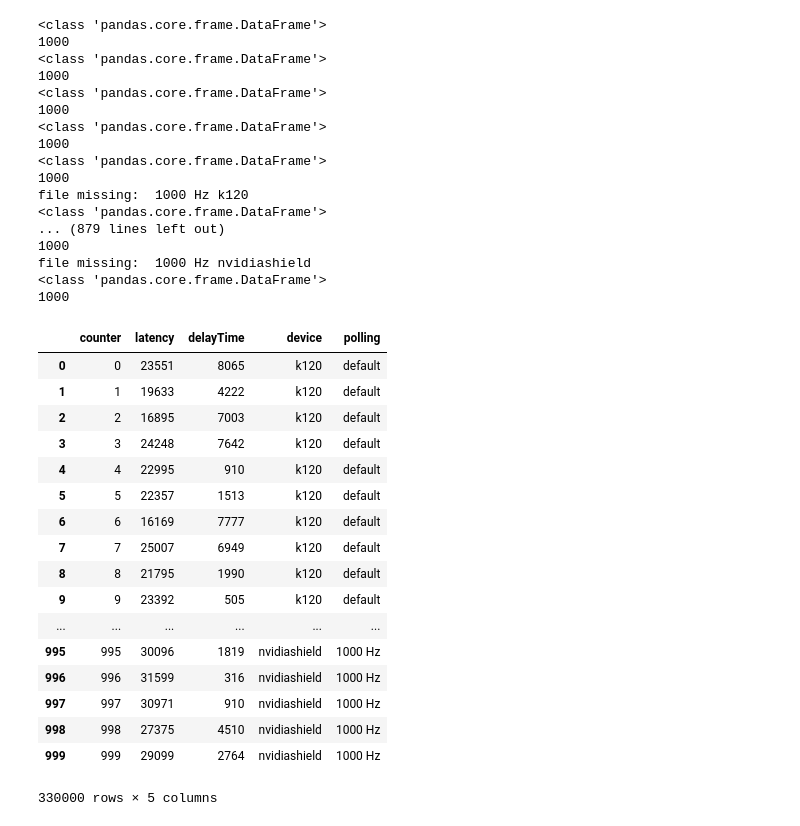
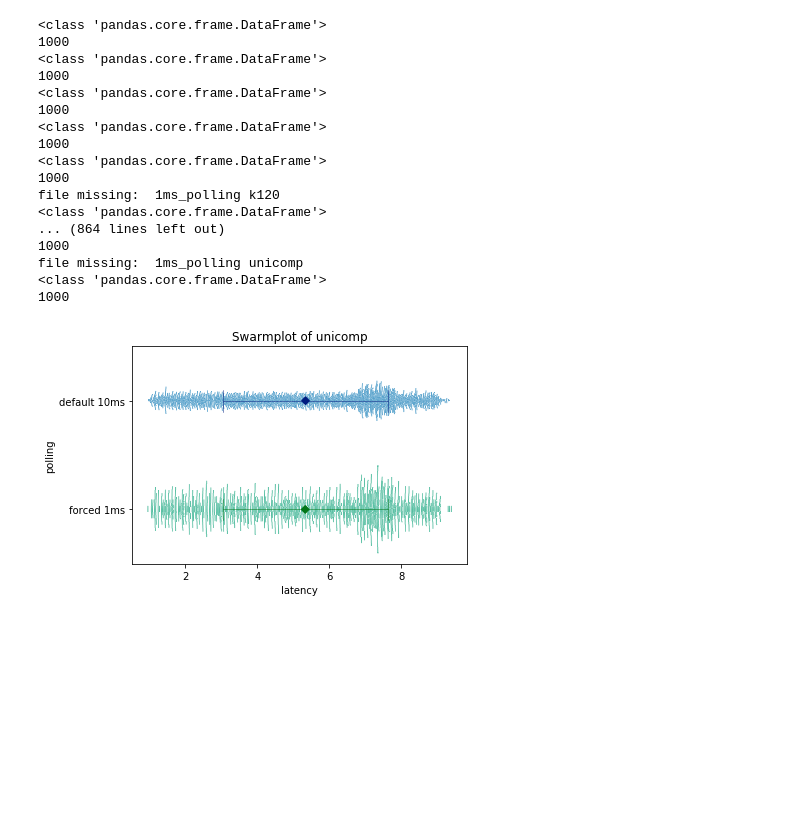
Before and after one commit to PDA-UR/latency_measurements, a Jupyter notebook: LatencyComplete.ipynb, the cells around one changed output. Drawn from its saved outputs; the diff is of its cells as text; code cells hidden in the pictures; blank space fills up the shorter version.

```diff
--- a/LatencyComplete.ipynb
+++ b/LatencyComplete.ipynb
@@ -7,24 +8,30 @@ import os
 # %%
 DATA_PATH = "raw/"
 ITERATIONS = ["_1","_2","_3","_4","_5"]
+#DEVICES = ["k120", "6312kw" ,"nixdorf", "bt58", "rival" ,"intelli_new", "intelli_og", "apple1152", "sunplus", "dragonrise_green", "g5",
+#"g300", "sigma", "exxter", "px1800", "gembird", "g15", "wingman", "dragonrise_black", "arduino", "rapoo", "trust_oni_wireless", "xboxone_wireless",
+#"dualshock4_wired", "xbox360_wireless", "tramani_wired", "dualshock3_wired", "xbox360_wired", "adns5700", "logilink0043",
+#"diamondback", "rx250", "nvidiashield", "g700", "sk9620", "roccat", "unicomp"]
+
 DEVICES = ["k120", "6312kw" ,"nixdorf", "bt58", "rival" ,"intelli_new", "intelli_og", "apple1152", "sunplus", "dragonrise_green", "g5",
-"g300", "sigma", "exxter", "px1800", "gembird", "g15", "wingman", "dragonrise_black", "arduino", "rapoo", "trust_oni_wireless", "xboxone_wireless",
+"g300", "sigma", "px1800", "gembird", "g15", "wingman", "dragonrise_black", "rapoo", "trust_oni_wireless", "xboxone_wireless",
 "dualshock4_wired", "xbox360_wireless", "tramani_wired", "dualshock3_wired", "xbox360_wired", "adns5700", "logilink0043",
-"diamondback", "rx250", "nvidiashield"]
+"diamondback", "rx250", "nvidiashield", "g700", "sk9620", "roccat", "unicomp"]
 
 POLLING_RATES = {"k120":10, "6312kw":-1 ,"nixdorf":-1, "bt58":10, "rival":1 ,"intelli_new":1, "intelli_og":-1, "apple1152":10, "sunplus":10, "dragonrise_green":10, "g5":10,
 "g300":1, "sigma":10, "exxter":10, "px1800":10, "gembird":10, "g15":24, "wingman":10, "dragonrise_black":10, "arduino":1, "rapoo":-1, "trust_oni_wireless":10, "xboxone_wireless":-1,
 "dualshock4_wired":5, "xbox360_wireless":-1, "tramani_wired":10, "dualshock3_wired":1, "xbox360_wired":-1, "adns5700":10, "logilink0043":10,
-"diamondback":10, "rx250":10, "nvidiashield":1}
+"diamondback":10, "rx250":10, "nvidiashield":1, "g700":1, "sk9620":-1, "roccat":1, "unicomp":10}
 
-MODES = ["default", "1000 Hz"]
+
+MODES = ["default_polling", "1ms_polling"]
 
 all_raw_data = []
 
 for device in DEVICES:
     for mode in MODES:
         for iteration in ITERATIONS:
-            if mode == "default":
+            if mode == "default_polling":
                 try:
                     path = DATA_PATH + mode + "/" + "AUTO_" + device + "_0ms" + iteration +".csv"
                     #print(path)
@@ -32,14 +39,19 @@ for device in DEVICES:
                 except:
                     print("file missing: ", mode, device)
                 currentFile["device"] = device
-                currentFile["polling"] = mode
+
+                label = POLLING_RATES[device]
+                if(label == -1):
+                    label = "unknown"
+                label = "default {}ms".format(label)
+                currentFile["polling"] =label
             else:
                 try:
                     currentFile = pd.read_csv(DATA_PATH + mode + "/" + "AUTO_" + device + "_1ms", + iteration, comment="#")
                 except:
                     print("file missing: ", mode, device)
                 currentFile["device"] = device
-                currentFile["polling"] = mode
+                currentFile["polling"] = "forced 1ms"
             print(type(currentFile))
             print(len(currentFile))
             all_raw_data.append(currentFile)
@@ -56,31 +68,22 @@ all_data = pd.concat(all_raw_data)
 1000
 <class 'pandas.core.frame.DataFrame'>
 1000
-file missing:  1000 Hz k120
+file missing:  1ms_polling k120
 <class 'pandas.core.frame.DataFrame'>
-... (879 lines left out)
+... (864 lines left out)
 1000
-file missing:  1000 Hz nvidiashield
+file missing:  1ms_polling unicomp
 <class 'pandas.core.frame.DataFrame'>
 1000
-# %%
-all_data
-# %% [output]
-|  | counter | latency | delayTime | device | polling |
-| 0 | 0 | 23551 | 8065 | k120 | default |
-| 1 | 1 | 19633 | 4222 | k120 | default |
-| 2 | 2 | 16895 | 7003 | k120 | default |
-| 3 | 3 | 24248 | 7642 | k120 | default |
-| 4 | 4 | 22995 | 910 | k120 | default |
-| 5 | 5 | 22357 | 1513 | k120 | default |
-| 6 | 6 | 16169 | 7777 | k120 | default |
-| 7 | 7 | 25007 | 6949 | k120 | default |
-| 8 | 8 | 21795 | 1990 | k120 | default |
-| 9 | 9 | 23392 | 505 | k120 | default |
-| ... | ... | ... | ... | ... | ... |
-| 995 | 995 | 30096 | 1819 | nvidiashield | 1000 Hz |
-| 996 | 996 | 31599 | 316 | nvidiashield | 1000 Hz |
-| 997 | 997 | 30971 | 910 | nvidiashield | 1000 Hz |
-| 998 | 998 | 27375 | 4510 | nvidiashield | 1000 Hz |
-| 999 | 999 | 29099 | 2764 | nvidiashield | 1000 Hz |
-330000 rows × 5 columns
+# %%
+values = all_data[(all_data["device"]) == "wingman"]
+
+plt.title('Swarmplot of '+ device)
+
+ax = sns.pointplot((values["latency"]/1000), values["polling"], join=False, palette="dark", markers="D", scale=.75, ci="sd", zorder=1, errwidth=0.5, capsize=.2)
+ax = sns.swarmplot((values["latency"]/1000), values["polling"], hue=None, palette="colorblind", size=1, dodge=True, marker="H",orient="h", alpha=1, zorder=0)
+
+#plt.savefig("svg/test1.svg")
+#plt.savefig("png/test1.png")
+# %% [output]
+[figure, added]
```
Also changed, not shown: parts of 9 cells of this notebook.
